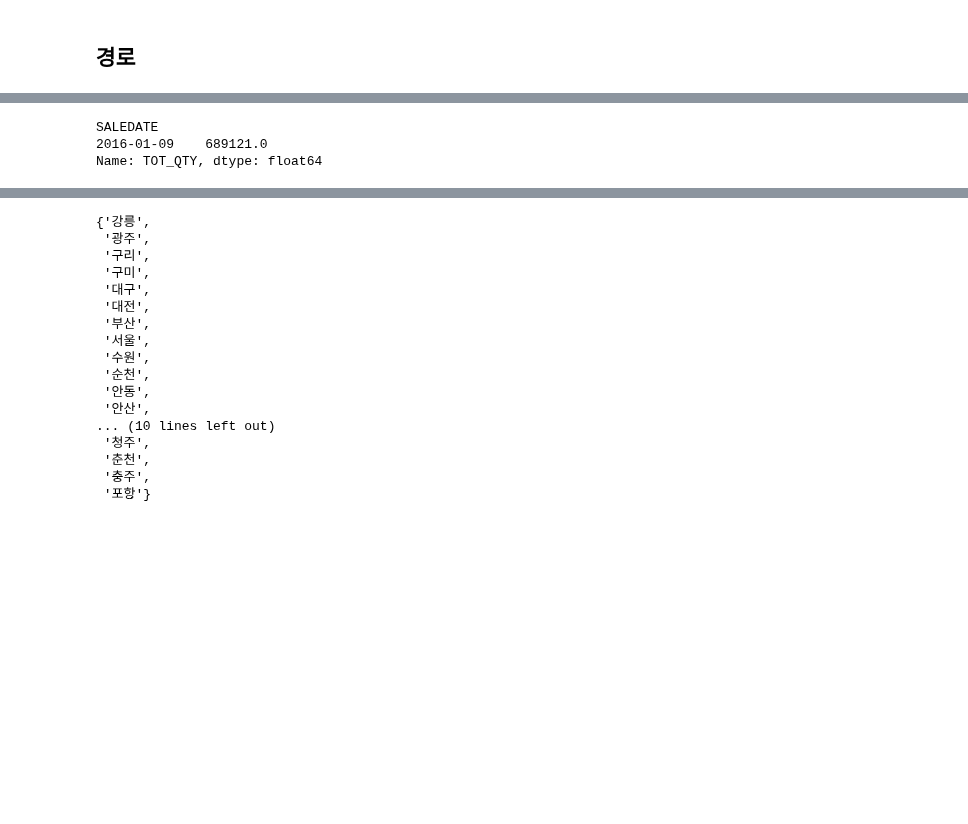
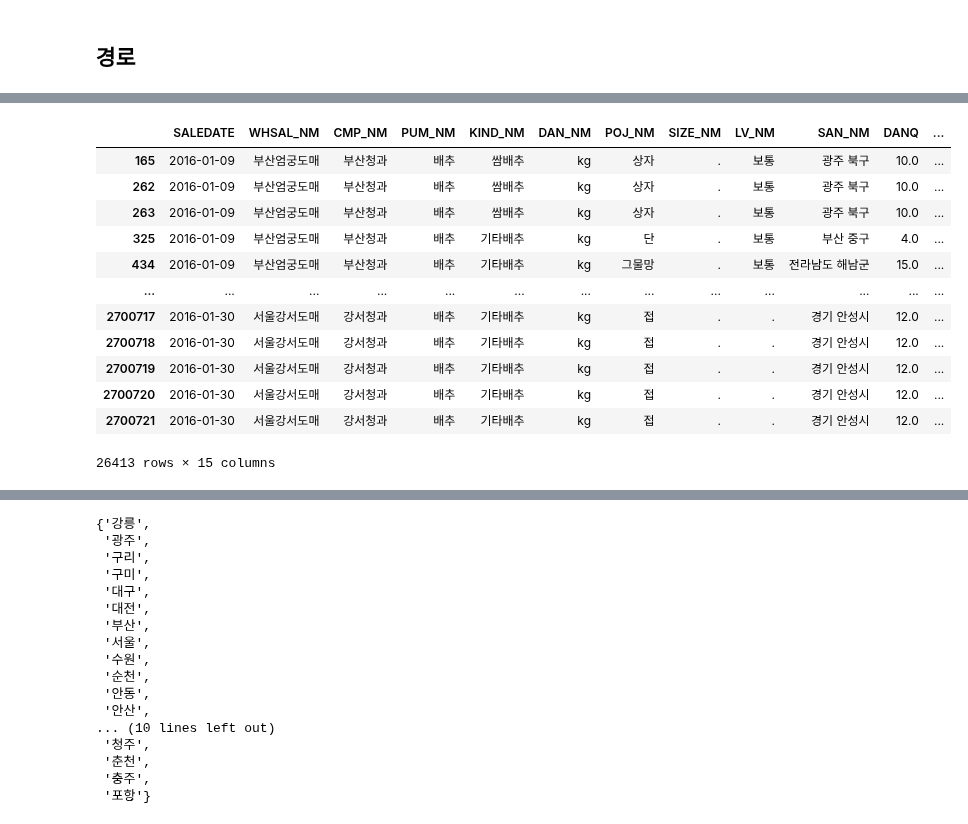
Before and after one commit to yongchoooon/Farm-o-rama, a Jupyter notebook: practice.ipynb, the cells around one changed output, grey strips where cells are left out. Drawn from its saved outputs; the diff is of its cells as text; code cells hidden in the pictures; blank space fills up the shorter version.

```diff
--- a/practice.ipynb
+++ b/practice.ipynb
@@ -109,8 +177,19 @@ array(['가랏', '가죽나물', '가지', '갈근', '감귤', '감자', '감초
-# %%
-df_20160109_baechu = df_201601_baechu[df_201601_baechu["SALEDATE"] == "2016-01-09"]
-df_20160109_baechu[df_20160109_baechu["TOT_QTY"] > 0].groupby(["SALEDATE"])["TOT_QTY"].sum()
-# %% [output]
-SALEDATE
-2016-01-09    689121.0
-Name: TOT_QTY, dtype: float64
+# %%
+# 2016년 01월 배추 거래 정보
+df_201601_baechu = df_201601[df_201601["PUM_NM"] == "배추"]
+df_201601_baechu
+# %% [output]
+|  | SALEDATE | WHSAL_NM | CMP_NM | PUM_NM | KIND_NM | DAN_NM | POJ_NM | SIZE_NM | LV_NM | SAN_NM | DANQ | ... |
+| 165 | 2016-01-09 | 부산엄궁도매 | 부산청과 | 배추 | 쌈배추 | kg | 상자 | . | 보통 | 광주 북구 | 10.0 | ... |
+| 262 | 2016-01-09 | 부산엄궁도매 | 부산청과 | 배추 | 쌈배추 | kg | 상자 | . | 보통 | 광주 북구 | 10.0 | ... |
+| 263 | 2016-01-09 | 부산엄궁도매 | 부산청과 | 배추 | 쌈배추 | kg | 상자 | . | 보통 | 광주 북구 | 10.0 | ... |
+| 325 | 2016-01-09 | 부산엄궁도매 | 부산청과 | 배추 | 기타배추 | kg | 단 | . | 보통 | 부산 중구 | 4.0 | ... |
+| 434 | 2016-01-09 | 부산엄궁도매 | 부산청과 | 배추 | 기타배추 | kg | 그물망 | . | 보통 | 전라남도 해남군 | 15.0 | ... |
+| ... | ... | ... | ... | ... | ... | ... | ... | ... | ... | ... | ... | ... |
+| 2700717 | 2016-01-30 | 서울강서도매 | 강서청과 | 배추 | 기타배추 | kg | 접 | . | . | 경기 안성시 | 12.0 | ... |
+| 2700718 | 2016-01-30 | 서울강서도매 | 강서청과 | 배추 | 기타배추 | kg | 접 | . | . | 경기 안성시 | 12.0 | ... |
+| 2700719 | 2016-01-30 | 서울강서도매 | 강서청과 | 배추 | 기타배추 | kg | 접 | . | . | 경기 안성시 | 12.0 | ... |
+| 2700720 | 2016-01-30 | 서울강서도매 | 강서청과 | 배추 | 기타배추 | kg | 접 | . | . | 경기 안성시 | 12.0 | ... |
+| 2700721 | 2016-01-30 | 서울강서도매 | 강서청과 | 배추 | 기타배추 | kg | 접 | . | . | 경기 안성시 | 12.0 | ... |
+26413 rows × 15 columns
 # %%
```
Also changed, not shown: parts of 22 cells of this notebook.
